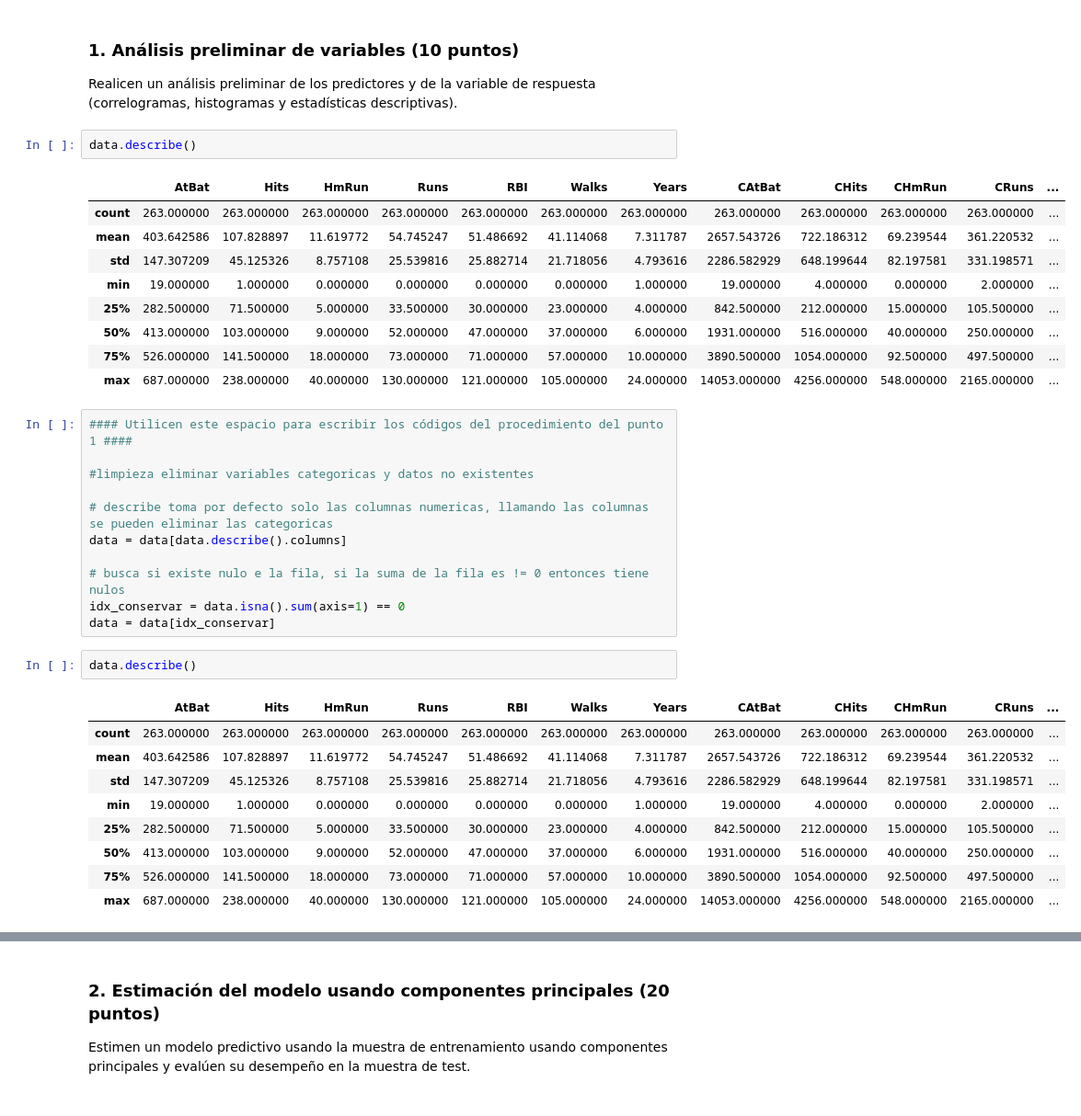
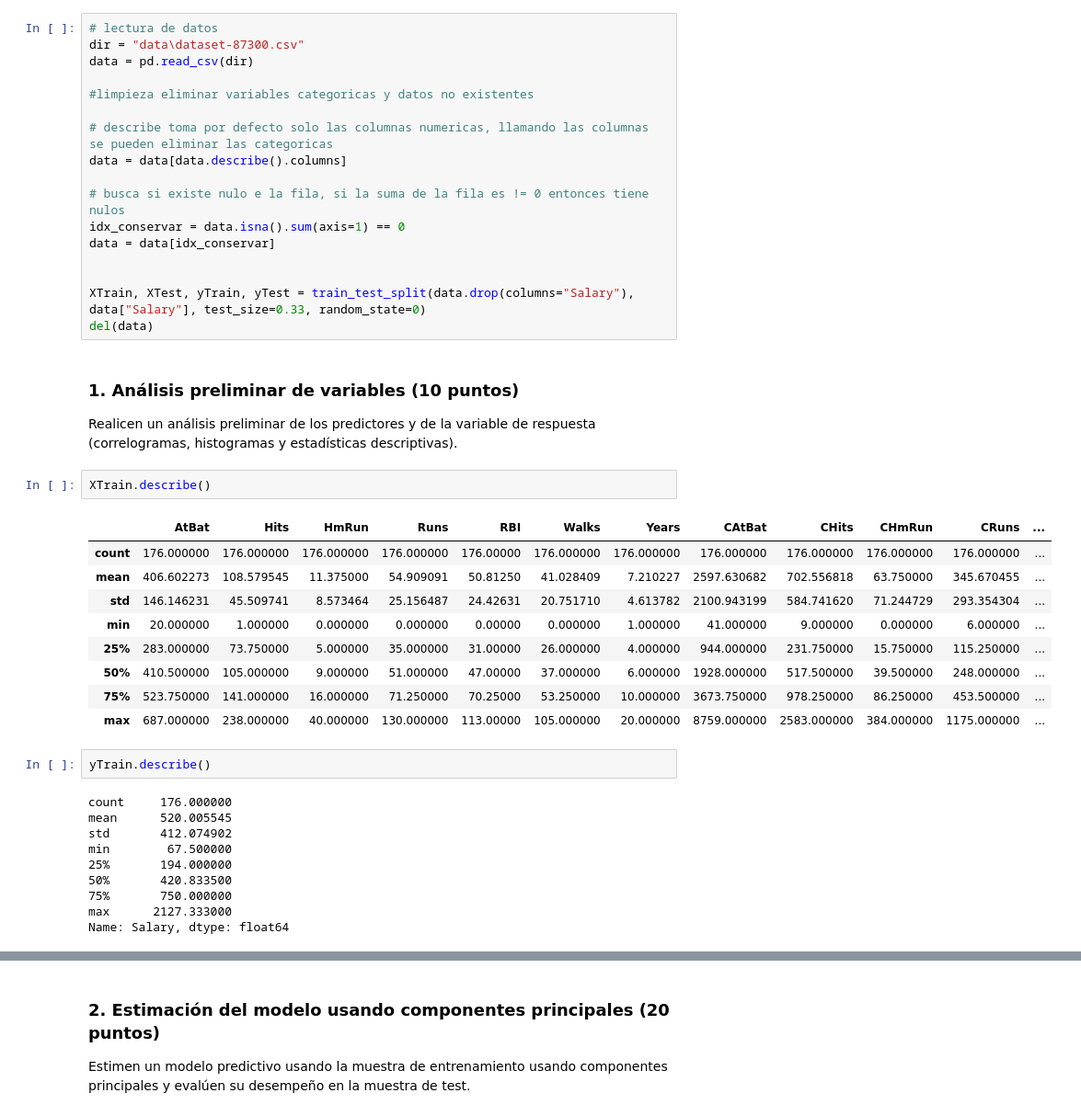
Before and after one commit to paulguz261/MIAD_20231_intro_machine_learning_grupal, a Jupyter notebook: week2/Caso modelos lineales para regresión, muestreo y selección del mejor modelo.ipynb, the cells around one changed output, grey strips where cells are left out. Shown at 92% size. Saved outputs shown, nothing was run; the diff lists cells and outputs as text.

```diff
--- a/week2/Caso modelos lineales para regresión, muestreo y selección del mejor modelo.ipynb
+++ b/week2/Caso modelos lineales para regresión, muestreo y selección del mejor modelo.ipynb
@@ -61,39 +64,45 @@ data = pd.read_csv(dir)
+# %%
+# lectura de datos
+dir = "data\dataset-87300.csv"
+data = pd.read_csv(dir)
+
+#limpieza eliminar variables categoricas y datos no existentes
+
+# describe toma por defecto solo las columnas numericas, llamando las columnas se pueden eliminar las categoricas
+data = data[data.describe().columns]
+
+# busca si existe nulo e la fila, si la suma de la fila es != 0 entonces tiene nulos
+idx_conservar = data.isna().sum(axis=1) == 0
+data = data[idx_conservar]
+
+
+XTrain, XTest, yTrain, yTest = train_test_split(data.drop(columns="Salary"), data["Salary"], test_size=0.33, random_state=0)
+del(data)
 # %% [markdown]
 ### 1. Análisis preliminar de variables (10 puntos)
 Realicen un análisis preliminar de los predictores y de la variable de respuesta (correlogramas, histogramas y estadísticas descriptivas).
 # %%
-data.describe()
+XTrain.describe()
 # %% [output]
 |  | AtBat | Hits | HmRun | Runs | RBI | Walks | Years | CAtBat | CHits | CHmRun | CRuns | ... |
-| count | 263.000000 | 263.000000 | 263.000000 | 263.000000 | 263.000000 | 263.000000 | 263.000000 | 263.000000 | 263.000000 | 263.000000 | 263.000000 | ... |
-| mean | 403.642586 | 107.828897 | 11.619772 | 54.745247 | 51.486692 | 41.114068 | 7.311787 | 2657.543726 | 722.186312 | 69.239544 | 361.220532 | ... |
-| std | 147.307209 | 45.125326 | 8.757108 | 25.539816 | 25.882714 | 21.718056 | 4.793616 | 2286.582929 | 648.199644 | 82.197581 | 331.198571 | ... |
-| min | 19.000000 | 1.000000 | 0.000000 | 0.000000 | 0.000000 | 0.000000 | 1.000000 | 19.000000 | 4.000000 | 0.000000 | 2.000000 | ... |
-| 25% | 282.500000 | 71.500000 | 5.000000 | 33.500000 | 30.000000 | 23.000000 | 4.000000 | 842.500000 | 212.000000 | 15.000000 | 105.500000 | ... |
-| 50% | 413.000000 | 103.000000 | 9.000000 | 52.000000 | 47.000000 | 37.000000 | 6.000000 | 1931.000000 | 516.000000 | 40.000000 | 250.000000 | ... |
-| 75% | 526.000000 | 141.500000 | 18.000000 | 73.000000 | 71.000000 | 57.000000 | 10.000000 | 3890.500000 | 1054.000000 | 92.500000 | 497.500000 | ... |
-| max | 687.000000 | 238.000000 | 40.000000 | 130.000000 | 121.000000 | 105.000000 | 24.000000 | 14053.000000 | 4256.000000 | 548.000000 | 2165.000000 | ... |
+| count | 176.000000 | 176.000000 | 176.000000 | 176.000000 | 176.00000 | 176.000000 | 176.000000 | 176.000000 | 176.000000 | 176.000000 | 176.000000 | ... |
+| mean | 406.602273 | 108.579545 | 11.375000 | 54.909091 | 50.81250 | 41.028409 | 7.210227 | 2597.630682 | 702.556818 | 63.750000 | 345.670455 | ... |
+| std | 146.146231 | 45.509741 | 8.573464 | 25.156487 | 24.42631 | 20.751710 | 4.613782 | 2100.943199 | 584.741620 | 71.244729 | 293.354304 | ... |
+| min | 20.000000 | 1.000000 | 0.000000 | 0.000000 | 0.00000 | 0.000000 | 1.000000 | 41.000000 | 9.000000 | 0.000000 | 6.000000 | ... |
+| 25% | 283.000000 | 73.750000 | 5.000000 | 35.000000 | 31.00000 | 26.000000 | 4.000000 | 944.000000 | 231.750000 | 15.750000 | 115.250000 | ... |
+| 50% | 410.500000 | 105.000000 | 9.000000 | 51.000000 | 47.00000 | 37.000000 | 6.000000 | 1928.000000 | 517.500000 | 39.500000 | 248.000000 | ... |
+| 75% | 523.750000 | 141.000000 | 16.000000 | 71.250000 | 70.25000 | 53.250000 | 10.000000 | 3673.750000 | 978.250000 | 86.250000 | 453.500000 | ... |
+| max | 687.000000 | 238.000000 | 40.000000 | 130.000000 | 113.00000 | 105.000000 | 20.000000 | 8759.000000 | 2583.000000 | 384.000000 | 1175.000000 | ... |
-# %%
-#### Utilicen este espacio para escribir los códigos del procedimiento del punto 1 ####
-
-#limpieza eliminar variables categoricas y datos no existentes
-
-# describe toma por defecto solo las columnas numericas, llamando las columnas se pueden eliminar las categoricas
-data = data[data.describe().columns]
-
-# busca si existe nulo e la fila, si la suma de la fila es != 0 entonces tiene nulos
-idx_conservar = data.isna().sum(axis=1) == 0
-data = data[idx_conservar]
 # %%
-data.describe()
+yTrain.describe()
 # %% [output]
-|  | AtBat | Hits | HmRun | Runs | RBI | Walks | Years | CAtBat | CHits | CHmRun | CRuns | ... |
-| count | 263.000000 | 263.000000 | 263.000000 | 263.000000 | 263.000000 | 263.000000 | 263.000000 | 263.000000 | 263.000000 | 263.000000 | 263.000000 | ... |
-| mean | 403.642586 | 107.828897 | 11.619772 | 54.745247 | 51.486692 | 41.114068 | 7.311787 | 2657.543726 | 722.186312 | 69.239544 | 361.220532 | ... |
-| std | 147.307209 | 45.125326 | 8.757108 | 25.539816 | 25.882714 | 21.718056 | 4.793616 | 2286.582929 | 648.199644 | 82.197581 | 331.198571 | ... |
-| min | 19.000000 | 1.000000 | 0.000000 | 0.000000 | 0.000000 | 0.000000 | 1.000000 | 19.000000 | 4.000000 | 0.000000 | 2.000000 | ... |
-| 25% | 282.500000 | 71.500000 | 5.000000 | 33.500000 | 30.000000 | 23.000000 | 4.000000 | 842.500000 | 212.000000 | 15.000000 | 105.500000 | ... |
-| 50% | 413.000000 | 103.000000 | 9.000000 | 52.000000 | 47.000000 | 37.000000 | 6.000000 | 1931.000000 | 516.000000 | 40.000000 | 250.000000 | ... |
-| 75% | 526.000000 | 141.500000 | 18.000000 | 73.000000 | 71.000000 | 57.000000 | 10.000000 | 3890.500000 | 1054.000000 | 92.500000 | 497.500000 | ... |
-| max | 687.000000 | 238.000000 | 40.000000 | 130.000000 | 121.000000 | 105.000000 | 24.000000 | 14053.000000 | 4256.000000 | 548.000000 | 2165.000000 | ... |
+count     176.000000
+mean      520.005545
+std       412.074902
+min        67.500000
+25%       194.000000
+50%       420.833500
+75%       750.000000
+max      2127.333000
+Name: Salary, dtype: float64
 # %%
```
Also changed, not shown: parts of 13 cells of this notebook.
